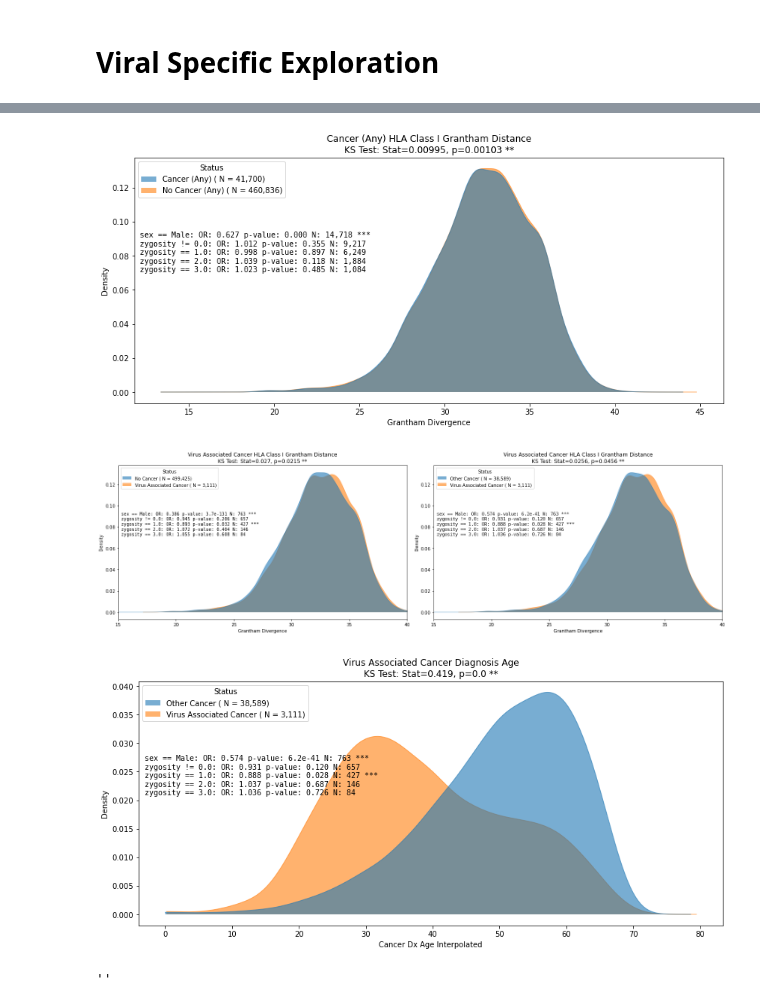
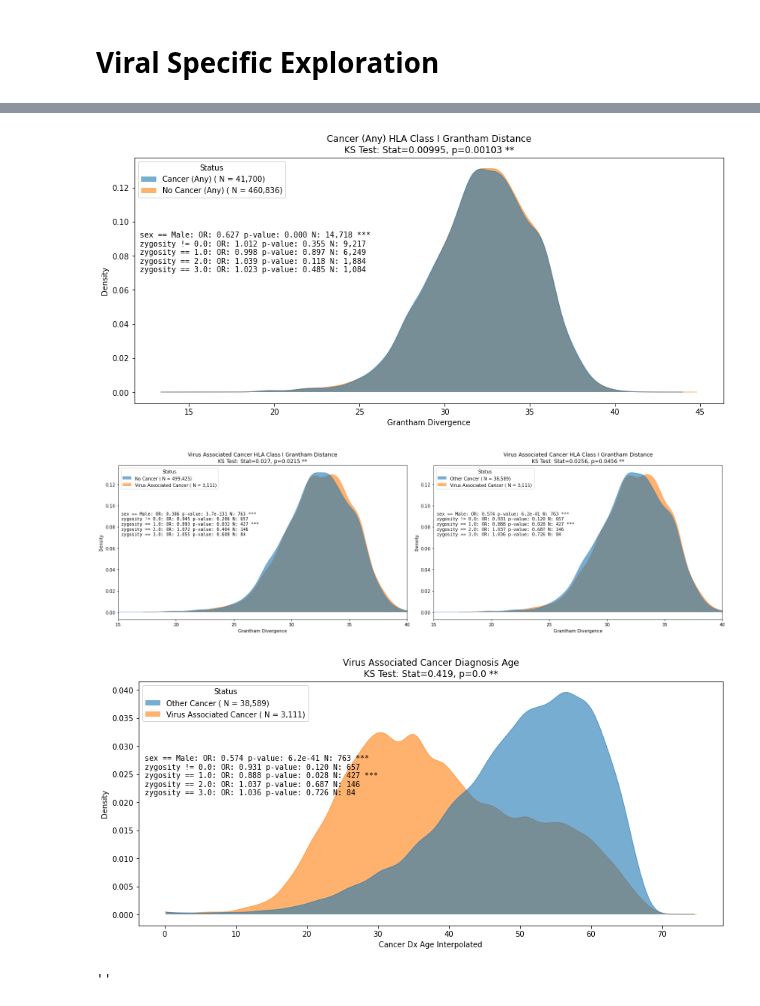
Before and after one commit to cole-khamnei/HLA_genotyping_associations, a Jupyter notebook: notebooks/cancer_code_EDA.ipynb, the cells around one changed output, grey strips where cells are left out. Drawn from its saved outputs; the diff is of its cells as text; code cells hidden in the pictures.

```diff
--- a/notebooks/cancer_code_EDA.ipynb
+++ b/notebooks/cancer_code_EDA.ipynb
@@ -205,30 +209,30 @@ from analysis import *
 # %%
 fig, ax = plt.subplots(figsize=(14, 6))
 variable_OR_plot(biobank_data, "cancer (any)", ~biobank_data["cancer_code"].isna(),
                  OR_variable=["sex", "zygosity"], ax=ax, title=" HLA Class I Grantham Distance")
 fig.savefig(f"cancer_EDA_plots/HLA_grantham_distance_all_cancers.png")
 
 fig, (a0, a1) = plt.subplots(figsize=(20, 6), ncols=2)
 variable_OR_plot(biobank_data, "virus associated cancer", biobank_data["cancer_code"].isin(viral_cancer_types),
                  OR_variable=["sex", "zygosity"], ax=a0, no_illness_label="no cancer",
                  title=" HLA Class I Grantham Distance")
 a0.set_xlim(15, 40)
 variable_OR_plot(cancer_data, "virus associated cancer", cancer_data["cancer_code"].isin(viral_cancer_types),
                  OR_variable=["sex", "zygosity"], ax=a1, no_illness_label="other cancer",
                 title=" HLA Class I Grantham Distance")
 a1.set_xlim(15, 40)
 fig.tight_layout()
 fig.savefig(f"cancer_EDA_plots/HLA_grantham_distance_viral_associated.png")
 
 fig, ax = plt.subplots(figsize=(14, 6))
 variable_OR_plot(cancer_data, "virus associated cancer", cancer_data["cancer_code"].isin(viral_cancer_types),
-                 OR_variable=["sex", "zygosity"], ax=ax, x="cancer_dx_age_interpolated",
+                 OR_variable=["sex", "zygosity"], ax=ax, x="cancer_dx_age_interpolated", bw=.1,
                  no_illness_label="other cancer", clip=(0, None), title=" Diagnosis Age")
 fig.savefig(f"cancer_EDA_plots/cancer_dx_age_virus_associated.png")
 # %% [output]
 [figure]
 [figure]
-[figure, old version]
+[figure, new version]
 # %%
 from tqdm.notebook import tqdm
 # %%
```
Also changed, not shown: parts of 5 cells of this notebook, 4 other files.
